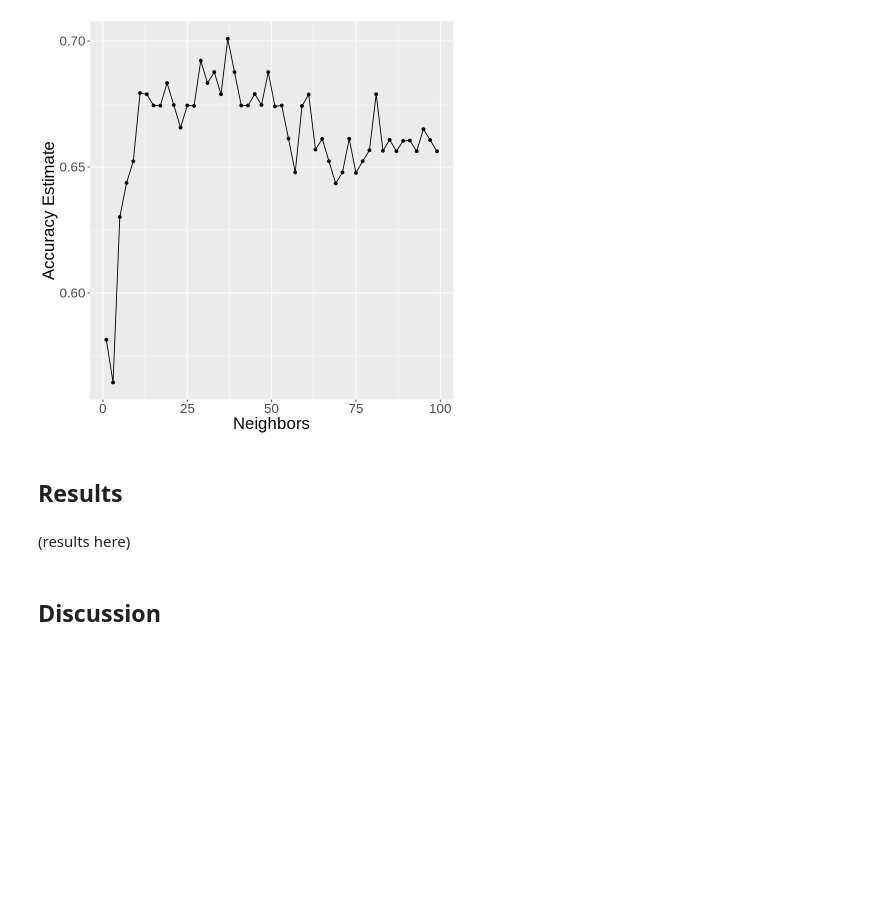
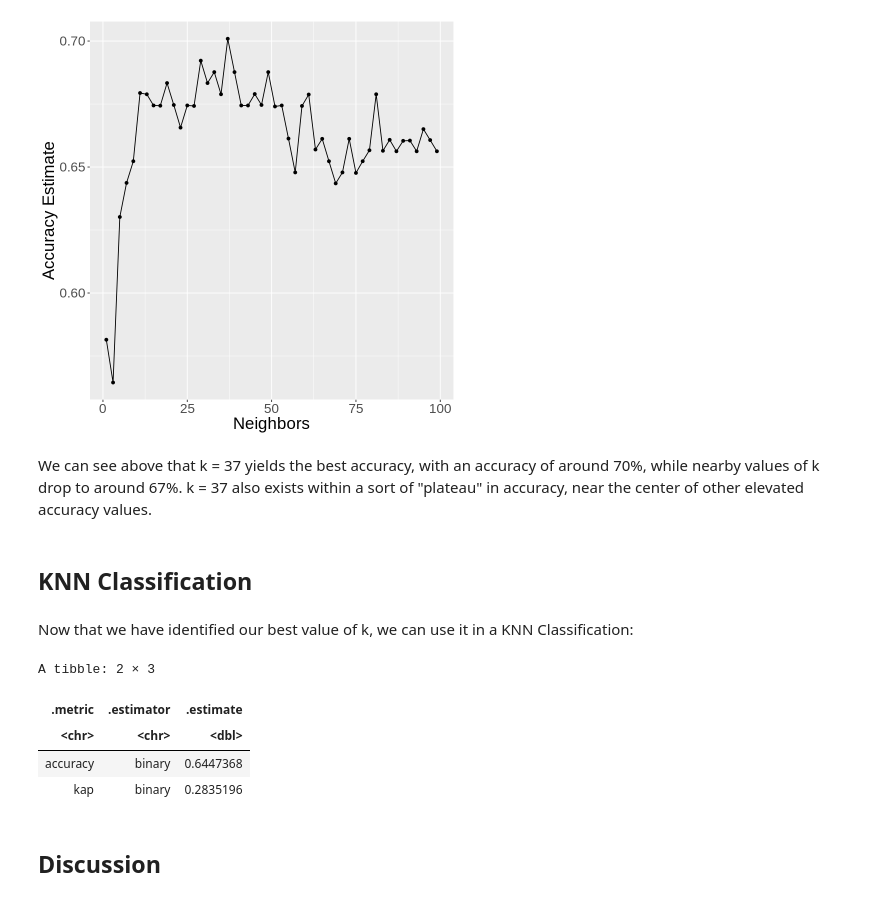
Before and after one commit to wswang98/dsci100-GroupProject, a Jupyter notebook: dsci100-group105-project.ipynb, the cells around one changed output. Cells and saved outputs as stored; diff of their text form; code cells hidden in the pictures; blank space fills up the shorter version.

Commit message:
Added more to do's and results section

```diff
--- a/dsci100-group105-project.ipynb
+++ b/dsci100-group105-project.ipynb
@@ -209,10 +217,35 @@ A tibble: 50 × 7
 | 3 | accuracy | binary | 0.5644752 | 5 | 0.035996296 | Preprocessor1_Model02 |
 [1] 37
 [figure]
+# %% [markdown]
+We can see above that k = 37 yields the best accuracy, with an accuracy of around 70%, while nearby values of k drop to around 67%. k = 37 also exists within a sort of "plateau" in accuracy, near the center of other elevated accuracy values.
 # %% [markdown]
-## Results
+## KNN Classification
 # %% [markdown]
-(results here)
+Now that we have identified our best value of k, we can use it in a KNN Classification:
+# %%
+knn_best_spec <- nearest_neighbor(weight_func = "rectangular", neighbors = 37) |>
+              set_engine("kknn") |>
+              set_mode("classification")
+
+heart_disease_fit <- workflow() |>
+        add_recipe(heart_recipe) |>
+        add_model(knn_best_spec) |>
+        fit(data=heart_training)
+
+heart_predictions <- predict(heart_disease_fit, heart_testing) |>
+                     bind_cols(heart_testing)
+
+heart_metrics <- heart_predictions |>
+                metrics(truth=diagnosis,estimate=.pred_class)
+
+heart_metrics
+# %% [output]
+A tibble: 2 × 3
+| .metric | .estimator | .estimate |
+| <chr> | <chr> | <dbl> |
+| accuracy | binary | 0.6447368 |
+| kap | binary | 0.2835196 |
 # %% [markdown]
 ## Discussion
 # %% [markdown]
```
Also changed, not shown: parts of 5 cells of this notebook.
